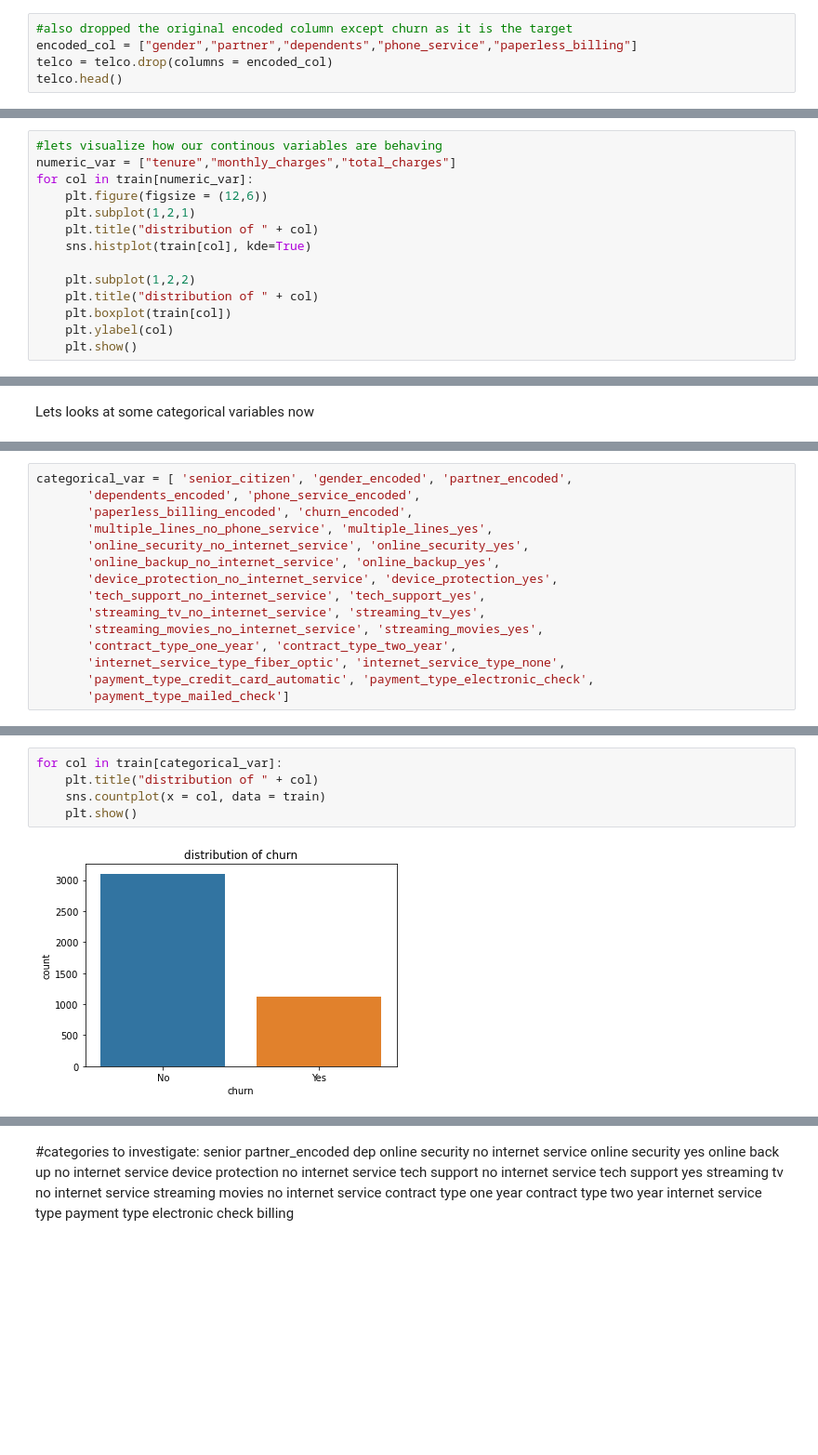
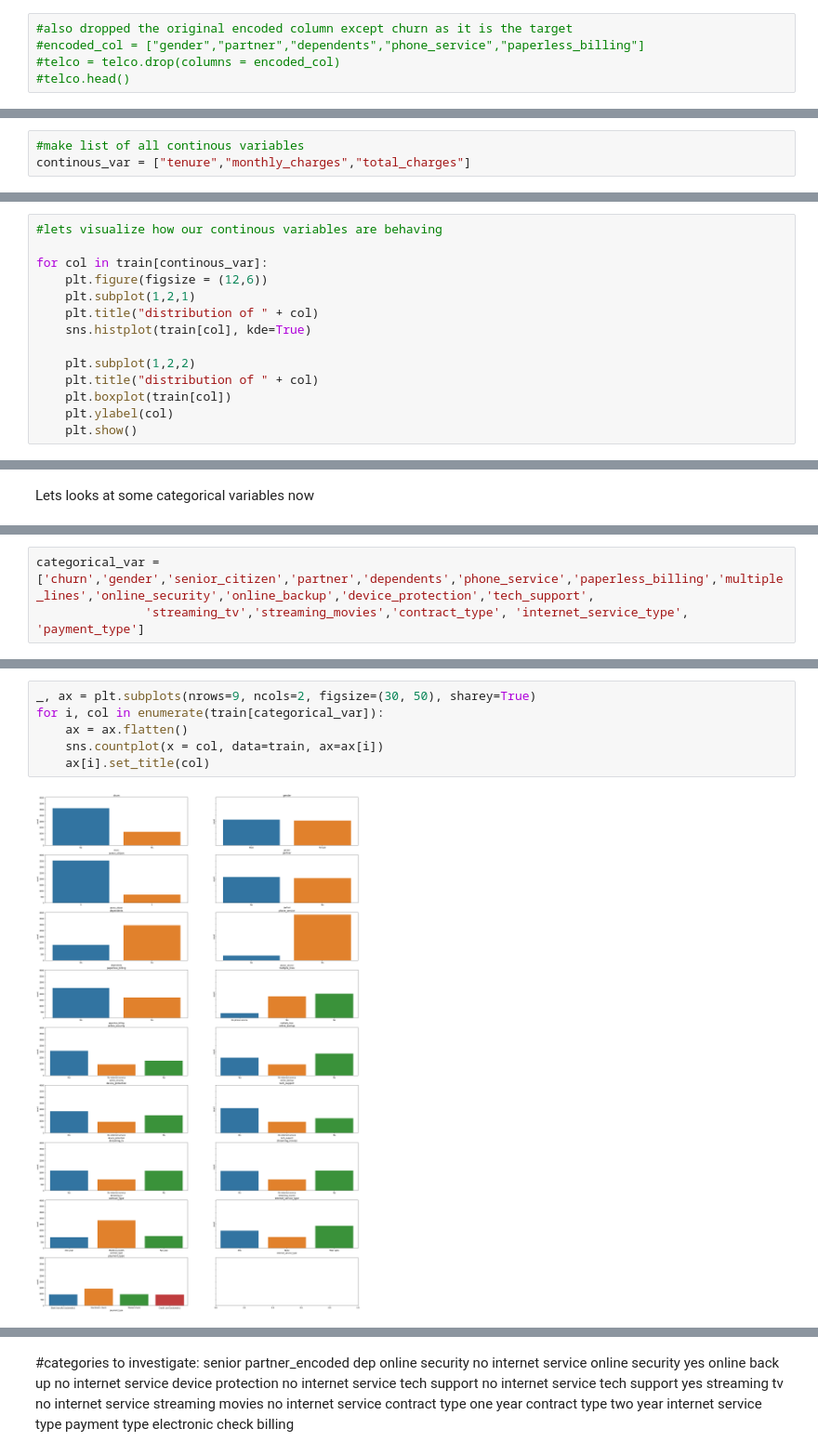
Before and after one commit to rajeshlamichhane04/Telco-classification-project, a Jupyter notebook: Telco-project-workbook.ipynb, the cells around one changed output, grey strips where cells are left out. Shown at 93% size. Saved outputs shown, nothing was run; the diff lists cells and outputs as text; blank space fills up the shorter version.

```diff
--- a/Telco-project-workbook.ipynb
+++ b/Telco-project-workbook.ipynb
@@ -227,5 +275,5 @@ telco.head()
 # %%
 #also dropped the original encoded column except churn as it is the target
-encoded_col = ["gender","partner","dependents","phone_service","paperless_billing"]
-telco = telco.drop(columns = encoded_col)
-telco.head()
+#encoded_col = ["gender","partner","dependents","phone_service","paperless_billing"]
+#telco = telco.drop(columns = encoded_col)
+#telco.head()
@@ -386,3 +432,6 @@ memory usage: 515.7+ KB
 # %% [markdown]
 tenure, monthly charge and total charges are the only continous variable
+# %%
+#make list of all continous variables
+continous_var = ["tenure","monthly_charges","total_charges"]
 # %%
@@ -424,7 +449,7 @@ Sligthly more than half have do not partners
 # %%
 #lets visualize how our continous variables are behaving
-numeric_var = ["tenure","monthly_charges","total_charges"]
-for col in train[numeric_var]:
+
+for col in train[continous_var]:
     plt.figure(figsize = (12,6))
     plt.subplot(1,2,1)
     plt.title("distribution of " + col)
@@ -469,17 +514,5 @@ Index(['customer_id', 'senior_citizen', 'tenure', 'monthly_charges',
        'payment_type_mailed_check'],
       dtype='object')
 # %%
-categorical_var = [ 'senior_citizen', 'gender_encoded', 'partner_encoded',
-       'dependents_encoded', 'phone_service_encoded',
-       'paperless_billing_encoded', 'churn_encoded',
-       'multiple_lines_no_phone_service', 'multiple_lines_yes',
-       'online_security_no_internet_service', 'online_security_yes',
-       'online_backup_no_internet_service', 'online_backup_yes',
-       'device_protection_no_internet_service', 'device_protection_yes',
-       'tech_support_no_internet_service', 'tech_support_yes',
-       'streaming_tv_no_internet_service', 'streaming_tv_yes',
-       'streaming_movies_no_internet_service', 'streaming_movies_yes',
-       'contract_type_one_year', 'contract_type_two_year',
-       'internet_service_type_fiber_optic', 'internet_service_type_none',
-       'payment_type_credit_card_automatic', 'payment_type_electronic_check',
-       'payment_type_mailed_check']
+categorical_var = ['churn','gender','senior_citizen','partner','dependents','phone_service','paperless_billing','multiple_lines','online_security','online_backup','device_protection','tech_support',
+               'streaming_tv','streaming_movies','contract_type', 'internet_service_type', 'payment_type']
@@ -492,7 +519,8 @@ plt.show()
 # %%
-for col in train[categorical_var]:
-    plt.title("distribution of " + col)
-    sns.countplot(x = col, data = train)
-    plt.show()
+_, ax = plt.subplots(nrows=9, ncols=2, figsize=(30, 50), sharey=True)
+for i, col in enumerate(train[categorical_var]):
+    ax = ax.flatten()
+    sns.countplot(x = col, data=train, ax=ax[i])
+    ax[i].set_title(col)
 # %% [output]
-[figure, old version]
+[figure, new version]
```
Also changed, not shown: parts of 105 cells of this notebook.
